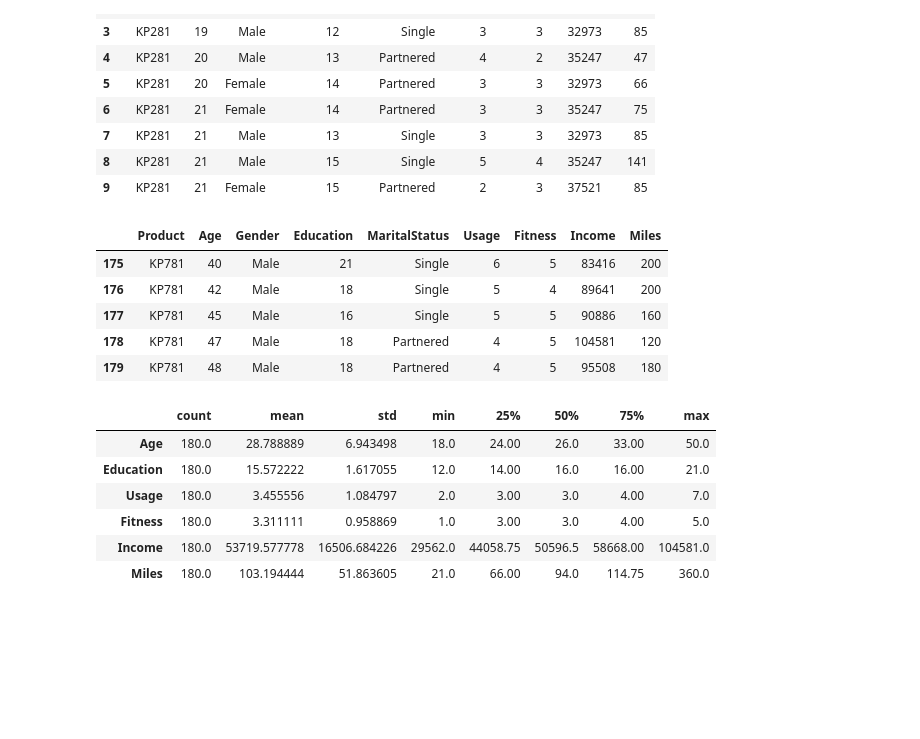
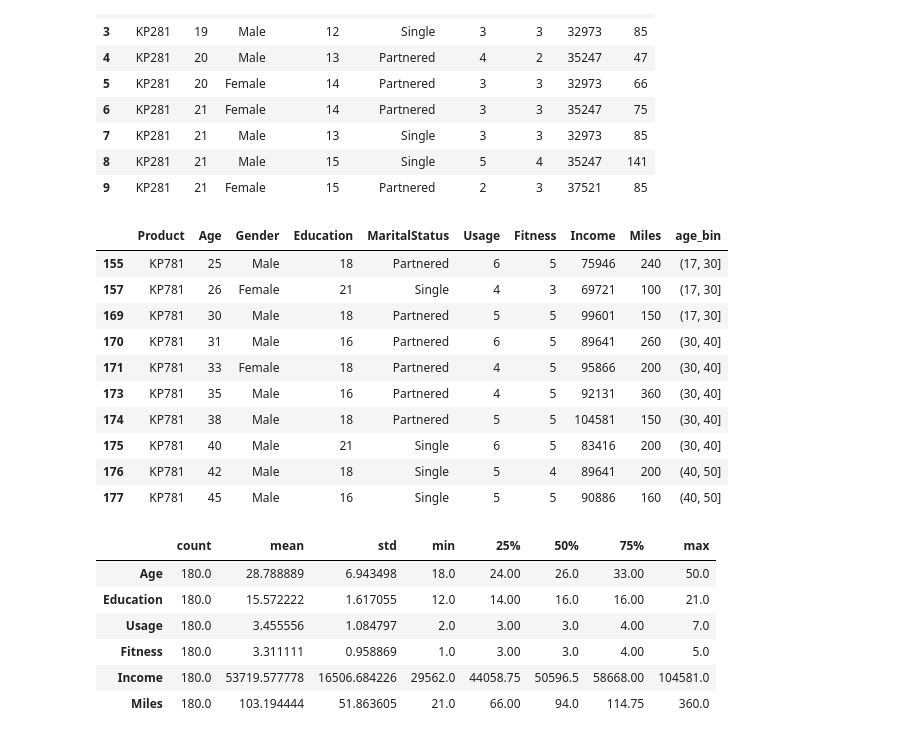
Before and after one commit to gvaishali52/coding_ninja, a Jupyter notebook: projects/aerofit_treadmill/aerofit_treadmill.ipynb, the cells around one changed output. Saved outputs shown, nothing was run; the diff lists cells and outputs as text; code cells hidden in the pictures; blank space fills up the shorter version.

```diff
--- a/projects/aerofit_treadmill/aerofit_treadmill.ipynb
+++ b/projects/aerofit_treadmill/aerofit_treadmill.ipynb
@@ -111,14 +111,19 @@ df.head(10)
 | 8 | KP281 | 21 | Male | 15 | Single | 5 | 4 | 35247 | 141 |
 | 9 | KP281 | 21 | Female | 15 | Partnered | 2 | 3 | 37521 | 85 |
 # %%
-df.tail()
+df.tail(10)
 # %% [output]
-|  | Product | Age | Gender | Education | MaritalStatus | Usage | Fitness | Income | Miles |
-| 175 | KP781 | 40 | Male | 21 | Single | 6 | 5 | 83416 | 200 |
-| 176 | KP781 | 42 | Male | 18 | Single | 5 | 4 | 89641 | 200 |
-| 177 | KP781 | 45 | Male | 16 | Single | 5 | 5 | 90886 | 160 |
-| 178 | KP781 | 47 | Male | 18 | Partnered | 4 | 5 | 104581 | 120 |
-| 179 | KP781 | 48 | Male | 18 | Partnered | 4 | 5 | 95508 | 180 |
+|  | Product | Age | Gender | Education | MaritalStatus | Usage | Fitness | Income | Miles | age_bin |
+| 155 | KP781 | 25 | Male | 18 | Partnered | 6 | 5 | 75946 | 240 | (17, 30] |
+| 157 | KP781 | 26 | Female | 21 | Single | 4 | 3 | 69721 | 100 | (17, 30] |
+| 169 | KP781 | 30 | Male | 18 | Partnered | 5 | 5 | 99601 | 150 | (17, 30] |
+| 170 | KP781 | 31 | Male | 16 | Partnered | 6 | 5 | 89641 | 260 | (30, 40] |
+| 171 | KP781 | 33 | Female | 18 | Partnered | 4 | 5 | 95866 | 200 | (30, 40] |
+| 173 | KP781 | 35 | Male | 16 | Partnered | 4 | 5 | 92131 | 360 | (30, 40] |
+| 174 | KP781 | 38 | Male | 18 | Partnered | 5 | 5 | 104581 | 150 | (30, 40] |
+| 175 | KP781 | 40 | Male | 21 | Single | 6 | 5 | 83416 | 200 | (30, 40] |
+| 176 | KP781 | 42 | Male | 18 | Single | 5 | 4 | 89641 | 200 | (40, 50] |
+| 177 | KP781 | 45 | Male | 16 | Single | 5 | 5 | 90886 | 160 | (40, 50] |
 # %%
 df.describe().T
 # %% [output]
```
